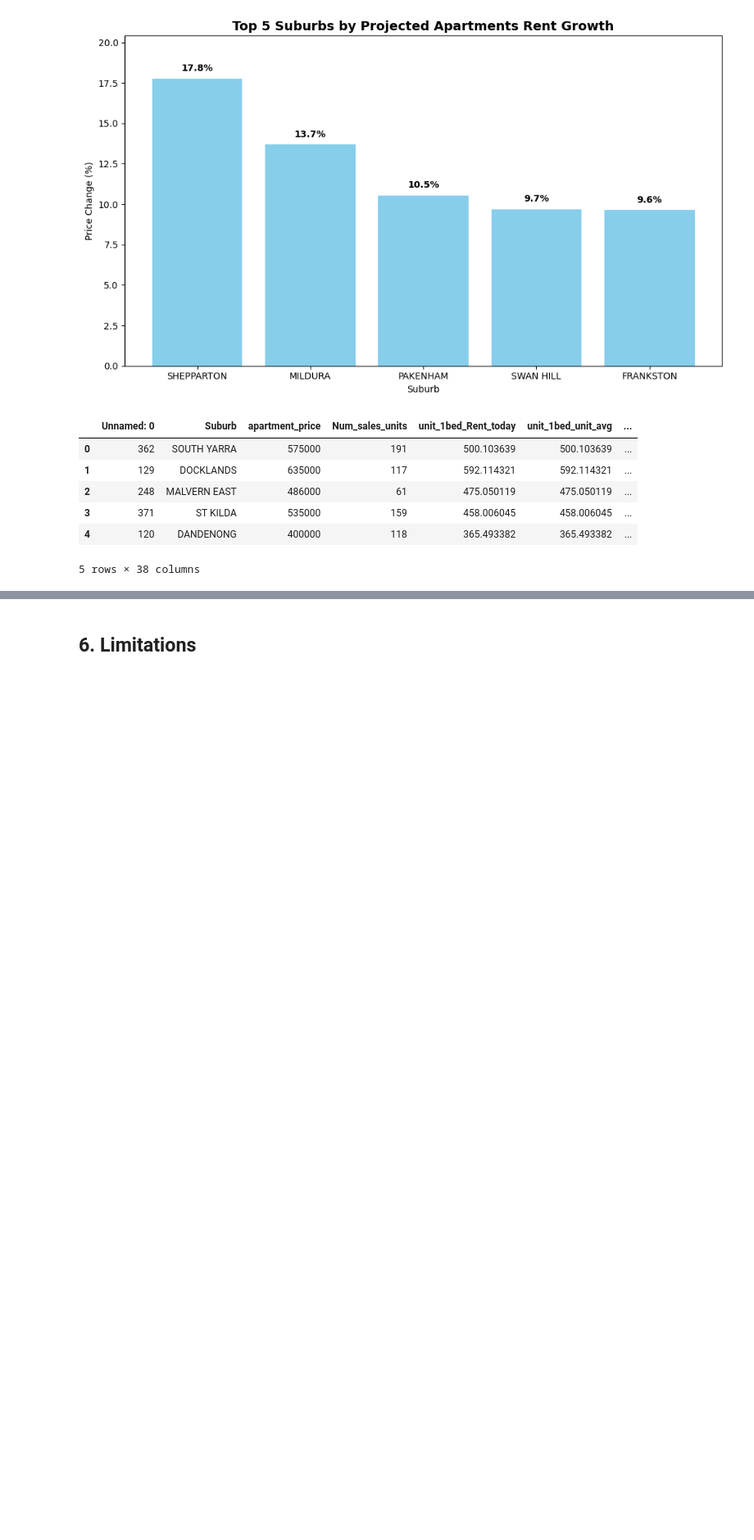
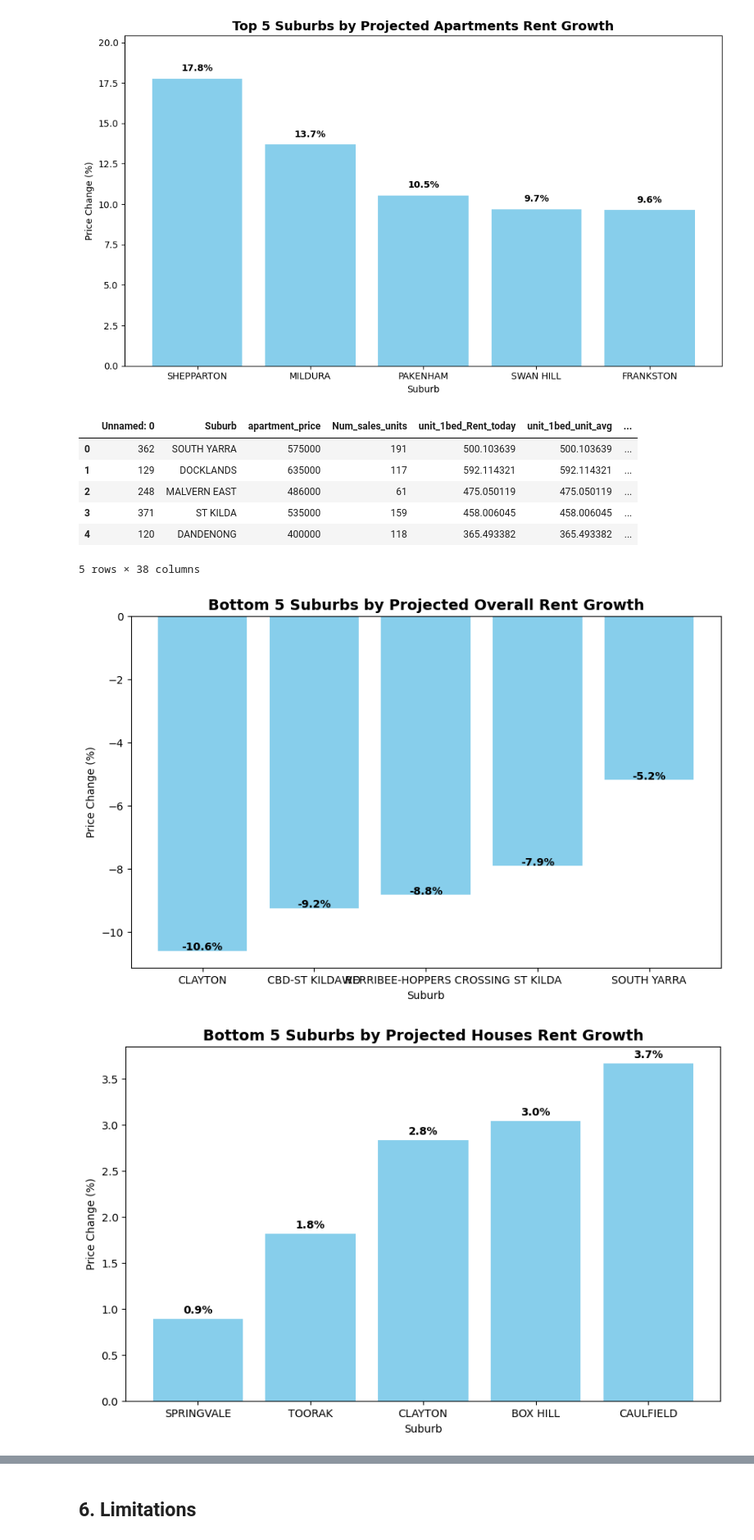
Before and after one commit to bicicow03/Group-Project-Real-Estate-Industry-Analysis, a Jupyter notebook: notebooks/summary_notebook.ipynb, the cells around one changed output, grey strips where cells are left out. Shown at 82% size. Drawn from its saved outputs; the diff is of its cells as text; code cells hidden in the pictures; blank space fills up the shorter version.

```diff
--- a/notebooks/summary_notebook.ipynb
+++ b/notebooks/summary_notebook.ipynb
@@ -483,3 +405,32 @@ top5_apartments_ROI
 | 3 | 371 | ST KILDA | 535000 | 159 | 458.006045 | 458.006045 | ... |
 | 4 | 120 | DANDENONG | 400000 | 118 | 365.493382 | 365.493382 | ... |
 5 rows × 38 columns
+# %%
+def plot_bottom_growth(df, name, n=5):
+
+    # Sort and select top n
+    top = df.sort_values(by="Price_change (%)", ascending=True).head(n)
+
+    # Plot
+    plt.figure(figsize=(10,6))
+    bars = plt.bar(top["Suburb"], top["Price_change (%)"], color="skyblue")
+
+    # Add labels on bars with a small vertical offset
+    for bar in bars:
+        height = bar.get_height()
+        plt.text(bar.get_x() + bar.get_width()/2,
+                 height + (0.01 * top["Price_change (%)"].max()),  # offset = 2% of max value
+                 f"{height:.1f}%",
+                 ha='center', va='bottom', fontsize=10, fontweight="bold")
+
+    # Titles and labels
+    plt.title(f"Bottom {n} Suburbs by Projected {name} Rent Growth", fontsize=14, fontweight="bold")
+    plt.ylabel("Price Change (%)")
+    plt.xlabel("Suburb")
+
+plot_bottom_growth(overall, 'Overall')
+plot_bottom_growth(houses, 'Houses')
+plot_bottom_growth(apartments, 'Apartments')
+# %% [output]
+[figure, added]
+[figure, added]
```
Also changed, not shown: parts of 7 cells of this notebook, 1 other file.
